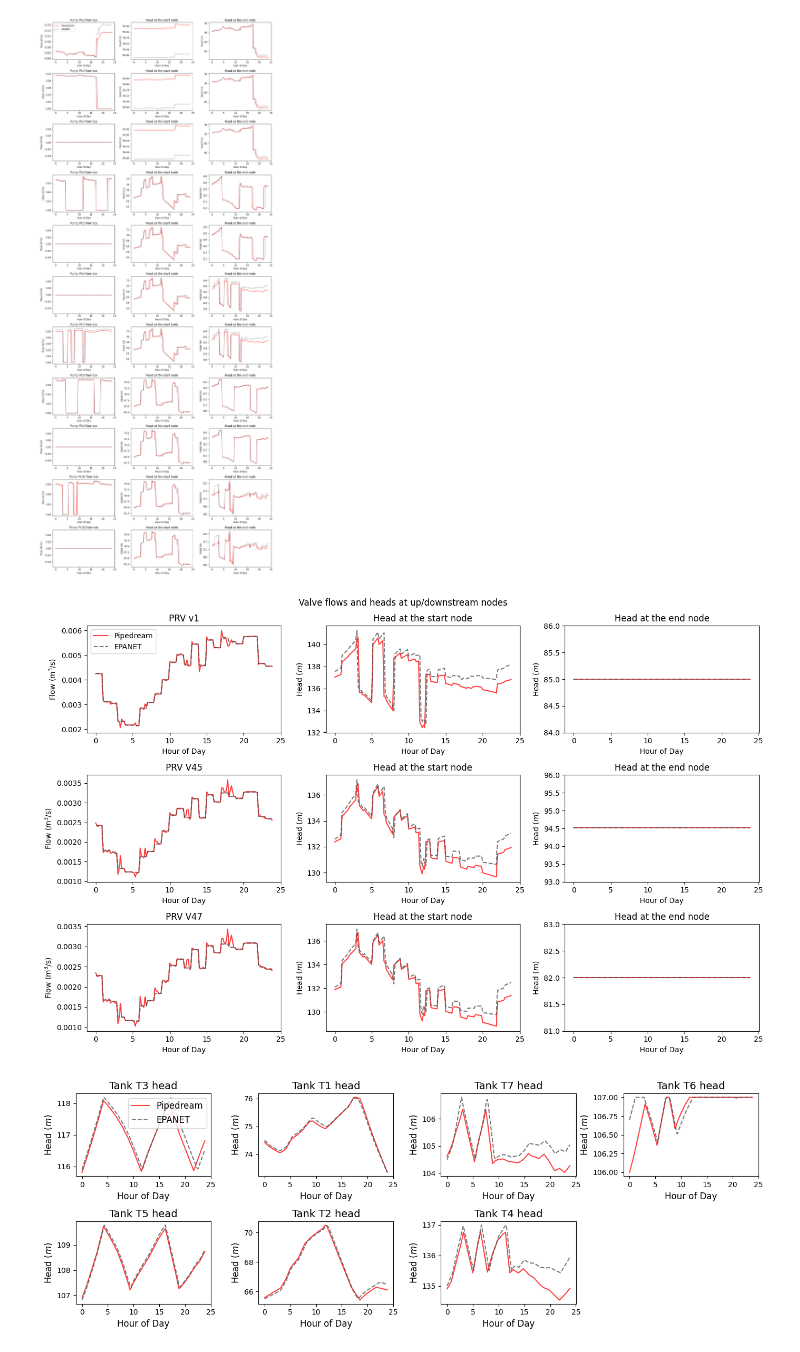
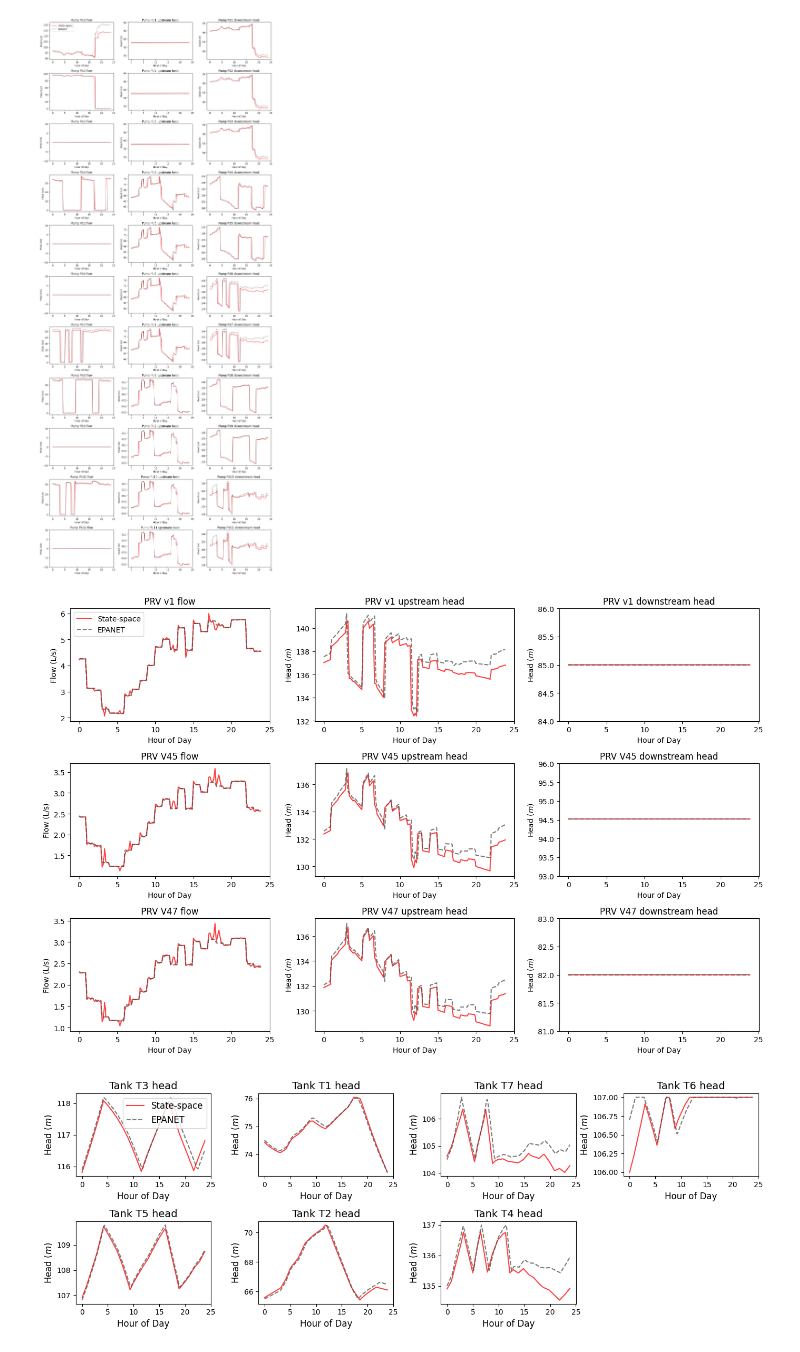
Before and after one commit to Yifan-Wong/CorrEKF-State-Estimation-WDS, a Jupyter notebook: Pipedream validation.ipynb, the cells around one changed output. Saved outputs shown, nothing was run; the diff lists cells and outputs as text; code cells hidden in the pictures.

```diff
--- a/Pipedream validation.ipynb
+++ b/Pipedream validation.ipynb
@@ -21,8 +21,7 @@ warnings.simplefilter(action='ignore', category=FutureWarning)
 dt = 600
 t_run = 24
 # import INP file
-inp = 'CTOWN no FCV.inp'
-save_dir = "figs"
+inp = 'C-Town.inp'
 # run hydraulic simulation using pipedream
 t1 = time.time()
 H_df, Q_df, Q_o, Q_pump, Q_prv, model, Q_in_all_df, pumps, superjunctions, orifices, superlinks, prvs, flip_mult = run_pipedream_simulation(inp, t_run = t_run, dt = dt, banded = False, use_tank_init_cond=False)
@@ -85,70 +84,70 @@ if wn.num_pumps > 0:
     fig, ax = plt.subplots(n_rows, n_cols, figsize=(14, 0.75 * 12 * n_rows / n_cols))
     for i in range(wn.num_pumps):
         pump = wn.get_link(wn.pump_name_list[i])
-        ax.flat[3*i].plot(Q_pump.index/3600,Q_pump[pump_names[i]][:], c='r', alpha=0.75, label = 'Pipedream')
-        ax.flat[3*i].plot(wntr_flows.index/3600,wntr_flows[wn.pump_name_list[i]], c='0.3', linestyle = '--', alpha=0.75, label = 'EPANET')
-        ax.flat[3*i].set_ylabel('Flow (m$^3$/s)')
+        ax.flat[3*i].plot(Q_pump.index/3600,Q_pump[pump_names[i]][:]*1000, c='r', alpha=0.75, label = 'State-space')
+        ax.flat[3*i].plot(wntr_flows.index/3600,wntr_flows[wn.pump_name_list[i]]*1000, c='0.3', linestyle = '--', alpha=0.75, label = 'EPANET')
+        ax.flat[3*i].set_ylabel('Flow (L/s)')
         ax.flat[3*i].set_xlabel('Hour of Day')
-        ax.flat[3*i].set_title(f'Pump {wn.pump_name_list[i]} flowrate')
+        ax.flat[3*i].set_title(f'Pump {wn.pump_name_list[i]} flow')
 
 
-        ax.flat[3*i+1].plot(H_df.index/3600,H_df[pump.start_node_name], c='r', alpha=0.75, label = 'Pipedream')
+        ax.flat[3*i+1].plot(H_df.index/3600,H_df[pump.start_node_name], c='r', alpha=0.75, label = 'State-space')
         ax.flat[3*i+1].plot(wntr_heads.index/3600,wntr_heads[pump.start_node_name], c='0.3', linestyle = '--', alpha=0.75, label = 'EPANET')
-        ax.flat[3*i+1].set_title('Head at the start node')
+        ax.flat[3*i+1].set_title(f'Pump {wn.pump_name_list[i]} upstream head')
         ax.flat[3*i+1].set_ylabel('Head ($m$)')
         ax.flat[3*i+1].set_xlabel('Hour of Day')
 
-        ax.flat[3*i+2].plot(H_df.index/3600,H_df[pump.end_node_name], c='r', alpha=0.75, label = 'Pipedream')
+        ax.flat[3*i+2].plot(H_df.index/3600,H_df[pump.end_node_name], c='r', alpha=0.75, label = 'State-space')
         ax.flat[3*i+2].plot(wntr_heads.index/3600,wntr_heads[pump.end_node_name], c='0.3', linestyle = '--', alpha=0.75, label = 'EPANET')
-        ax.flat[3*i+2].set_title('Head at the end node')
+        ax.flat[3*i+2].set_title(f'Pump {wn.pump_name_list[i]} downstream head')
         ax.flat[3*i+2].set_ylabel('Head ($m$)')
         ax.flat[3*i+2].set_xlabel('Hour of Day')
 
 
     ax.flat[0].legend()
+    for idx in [1, 4, 7]:
+        ax.flat[idx].set_ylim(55, 64)
     plt.tight_layout()
-#save_path = os.path.join(save_dir, "comparison_PD_EPANET_pumps.jpg")
-#plt.savefig(save_path, dpi=300, bbox_inches="tight")
+    for idx in [6, 12, 15, 24, 30]:
+        ax.flat[idx].set_ylim(-10, 10)
+    plt.tight_layout()
 # %% [output]
-[figure, old version]
+[figure, new version]
 # %%
 #%%
 # plot pipedream and wntr PRV flows and upstream + downstream node heads
 n_superlinks = wn.num_valves
 n_cols = 3
 n_rows =wn.num_valves
 valve_names = wn.valve_name_list
 if wn.num_valves > 0:
     fig, ax = plt.subplots(n_rows, n_cols, figsize=(14, 0.75 * 12 * n_rows / n_cols))
     for i in range(wn.num_valves):
         valve = wn.get_link(wn.valve_name_list[i])
-        ax.flat[3*i].plot(wntr_flows.index/3600,Q_prv[valve_names[i]][:], c='r', alpha=0.75, label = 'Pipedream')
-        ax.flat[3*i].plot(wntr_flows.index/3600,wntr_flows[wn.valve_name_list[i]], c='0.3', linestyle = '--', alpha=0.75, label = 'EPANET')
-        ax.flat[3*i].set_ylabel('Flow (m$^3$/s)')
+        ax.flat[3*i].plot(wntr_flows.index/3600,Q_prv[valve_names[i]][:]*1000, c='r', alpha=0.75, label = 'State-space')
+        ax.flat[3*i].plot(wntr_flows.index/3600,wntr_flows[wn.valve_name_list[i]]*1000, c='0.3', linestyle = '--', alpha=0.75, label = 'EPANET')
+        ax.flat[3*i].set_ylabel('Flow (L/s)')
         ax.flat[3*i].set_xlabel('Hour of Day')
-        ax.flat[3*i].set_title(f'{wn.get_link(wn.valve_name_list[i]).valve_type} {wn.valve_name_list[i]}')
+        ax.flat[3*i].set_title(f'{wn.get_link(wn.valve_name_list[i]).valve_type} {wn.valve_name_list[i]} flow')
 
-        ax.flat[3*i+1].plot(H_df.index/3600,H_df[valve.start_node_name], c='r', alpha=0.75, label = 'Pipedream')
+        ax.flat[3*i+1].plot(H_df.index/3600,H_df[valve.start_node_name], c='r', alpha=0.75, label = 'State-space')
         ax.flat[3*i+1].plot(wntr_heads.index/3600,wntr_heads[valve.start_node_name], c='0.3', linestyle = '--', alpha=0.75, label = 'EPANET')
-        ax.flat[3*i+1].set_title('Head at the start node')
+        ax.flat[3*i+1].set_title(f'{wn.get_link(wn.valve_name_list[i]).valve_type} {wn.valve_name_list[i]} upstream head')
         #ax.flat[3*i+1].yaxis.set_major_formatter(FormatStrFormatter('%.1f'))
         ax.flat[3*i+1].set_ylabel('Head ($m$)')
         ax.flat[3*i+1].set_xlabel('Hour of Day')
 
-        ax.flat[3*i+2].plot(H_df.index/3600,H_df[valve.end_node_name], c='r', alpha=0.75, label = 'Pipedream')
+        ax.flat[3*i+2].plot(H_df.index/3600,H_df[valve.end_node_name], c='r', alpha=0.75, label = 'State-space')
         ax.flat[3*i+2].plot(wntr_heads.index/3600,wntr_heads[valve.end_node_name], c='0.3', linestyle = '--', alpha=0.75, label = 'EPANET')
-        ax.flat[3*i+2].set_title('Head at the end node')
+        ax.flat[3*i+2].set_title(f'{wn.get_link(wn.valve_name_list[i]).valve_type} {wn.valve_name_list[i]} downstream head')
         #ax.flat[3*i+2].yaxis.set_major_formatter(FormatStrFormatter('%.1f'))
         ax.flat[3*i+2].set_ylabel('Head ($m$)')
         ax.flat[3*i+2].set_xlabel('Hour of Day')
         ax.flat[3*i+2].set_ylim(math.floor(wntr_heads[valve.end_node_name][0])-1, math.ceil(wntr_heads[valve.end_node_name][0])+1)
     ax.flat[0].legend()
-    plt.suptitle('Valve flows and heads at up/downstream nodes')
     plt.tight_layout()
-# save_path = os.path.join(save_dir, "comparison_PD_EPANET_valves.jpg")
-# plt.savefig(save_path, dpi=300, bbox_inches="tight")
 # %% [output]
-[figure, old version]
+[figure, new version]
 # %%
 #%%
 #plot figures for tanks
```
Also changed, not shown: parts of 4 cells of this notebook, 3 other files.
